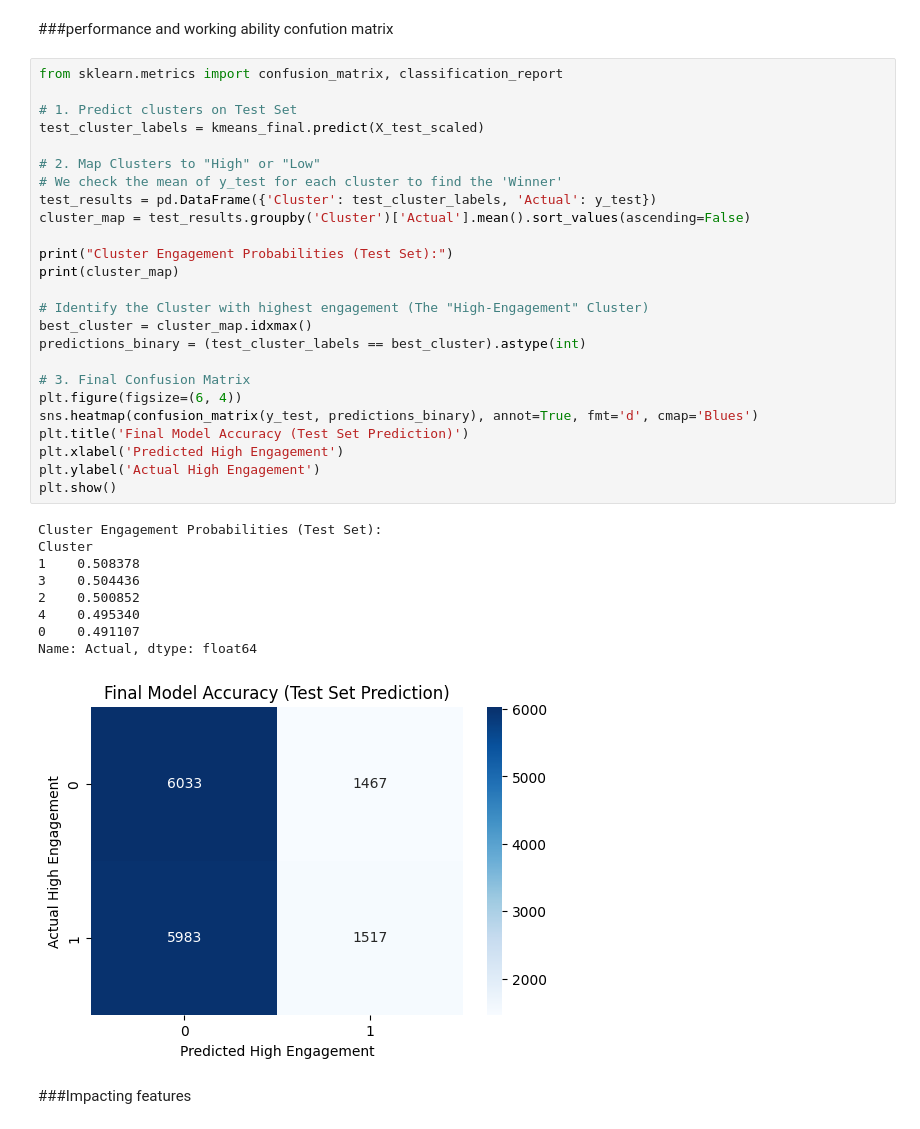
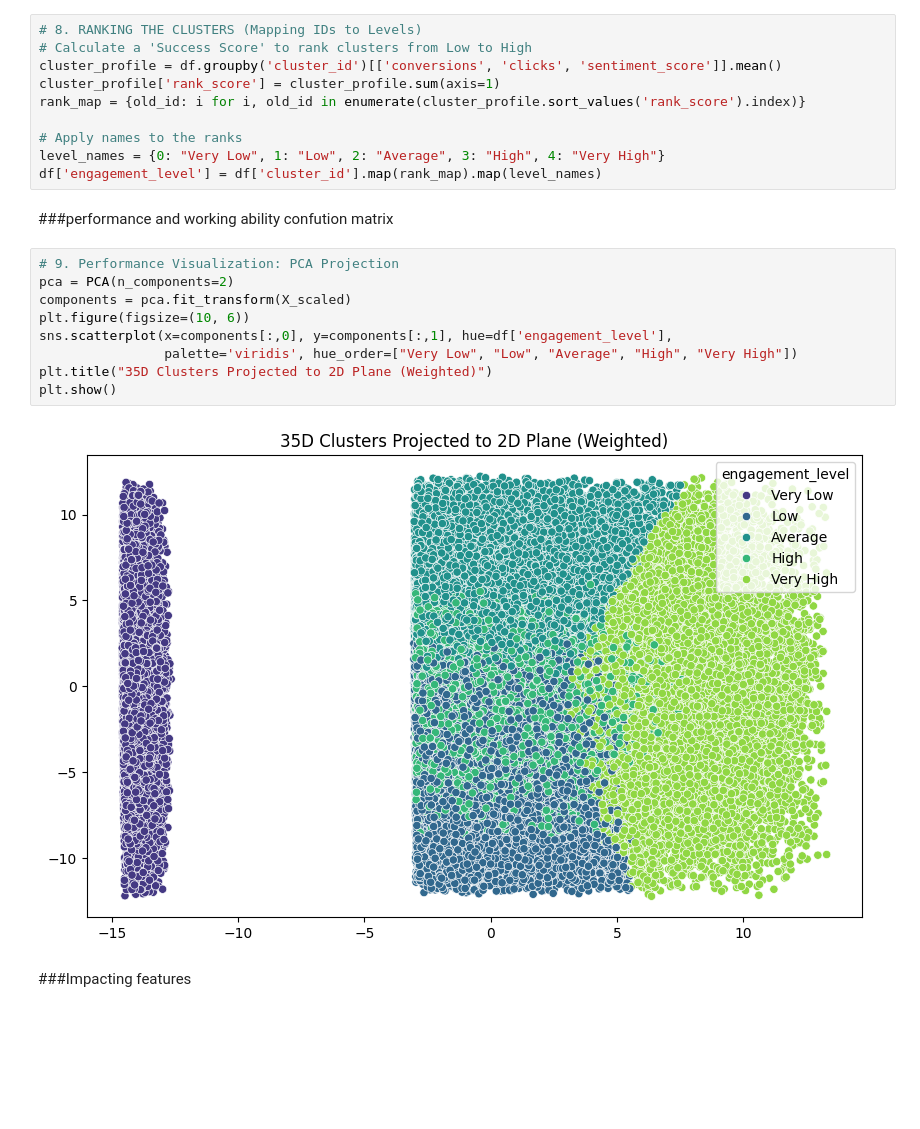
Before and after one commit to praveentecsl/High-Engagement-Content-Classification-model, a Jupyter notebook: SocialMedia_engagement.ipynb, the cells around one changed output. Cells and saved outputs as stored; diff of their text form; blank space fills up the shorter version.

```diff
--- a/SocialMedia_engagement.ipynb
+++ b/SocialMedia_engagement.ipynb
@@ -166,39 +175,25 @@ plt.show()
+# %%
+# 8. RANKING THE CLUSTERS (Mapping IDs to Levels)
+# Calculate a 'Success Score' to rank clusters from Low to High
+cluster_profile = df.groupby('cluster_id')[['conversions', 'clicks', 'sentiment_score']].mean()
+cluster_profile['rank_score'] = cluster_profile.sum(axis=1)
+rank_map = {old_id: i for i, old_id in enumerate(cluster_profile.sort_values('rank_score').index)}
+
+# Apply names to the ranks
+level_names = {0: "Very Low", 1: "Low", 2: "Average", 3: "High", 4: "Very High"}
+df['engagement_level'] = df['cluster_id'].map(rank_map).map(level_names)
 # %% [markdown]
 ###performance and working ability confution matrix
-# %%
-from sklearn.metrics import confusion_matrix, classification_report
-
-# 1. Predict clusters on Test Set
-test_cluster_labels = kmeans_final.predict(X_test_scaled)
-
-# 2. Map Clusters to "High" or "Low"
-# We check the mean of y_test for each cluster to find the 'Winner'
-test_results = pd.DataFrame({'Cluster': test_cluster_labels, 'Actual': y_test})
-cluster_map = test_results.groupby('Cluster')['Actual'].mean().sort_values(ascending=False)
-
-print("Cluster Engagement Probabilities (Test Set):")
-print(cluster_map)
-
-# Identify the Cluster with highest engagement (The "High-Engagement" Cluster)
-best_cluster = cluster_map.idxmax()
-predictions_binary = (test_cluster_labels == best_cluster).astype(int)
-
-# 3. Final Confusion Matrix
-plt.figure(figsize=(6, 4))
-sns.heatmap(confusion_matrix(y_test, predictions_binary), annot=True, fmt='d', cmap='Blues')
-plt.title('Final Model Accuracy (Test Set Prediction)')
-plt.xlabel('Predicted High Engagement')
-plt.ylabel('Actual High Engagement')
-plt.show()
-# %% [output]
-Cluster Engagement Probabilities (Test Set):
-Cluster
-1    0.508378
-3    0.504436
-2    0.500852
-4    0.495340
-0    0.491107
-Name: Actual, dtype: float64
-[figure, removed]
+# %%
+# 9. Performance Visualization: PCA Projection
+pca = PCA(n_components=2)
+components = pca.fit_transform(X_scaled)
+plt.figure(figsize=(10, 6))
+sns.scatterplot(x=components[:,0], y=components[:,1], hue=df['engagement_level'],
+                palette='viridis', hue_order=["Very Low", "Low", "Average", "High", "Very High"])
+plt.title("35D Clusters Projected to 2D Plane (Weighted)")
+plt.show()
+# %% [output]
+[figure, added]
 # %% [markdown]
 ###Impacting features
```
Also changed, not shown: parts of 13 cells of this notebook.
